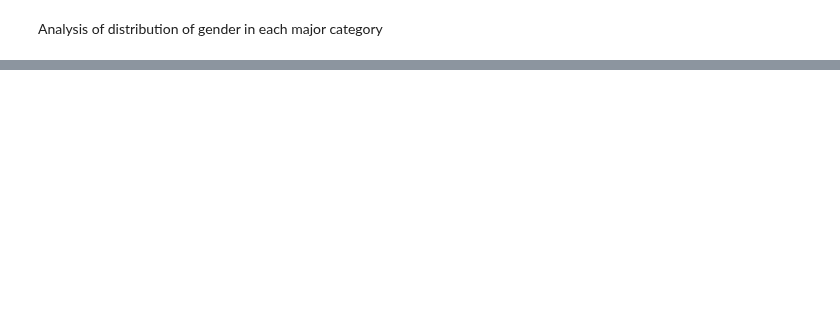
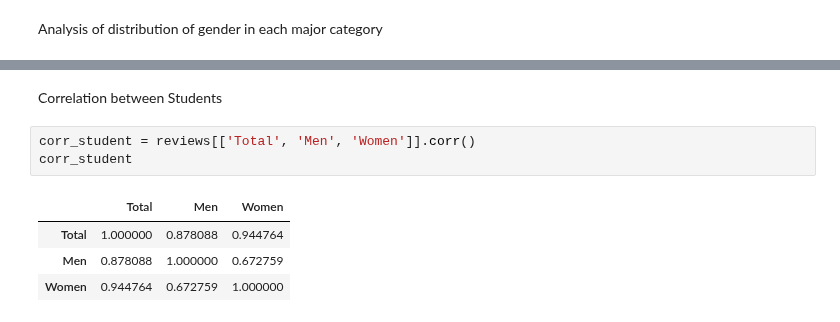
Before and after one commit to O4b1t/data-science-2024F, a Jupyter notebook: unit2/Unit2Project.ipynb, the cells around one changed output, grey strips where cells are left out. Cells and saved outputs as stored; diff of their text form; blank space fills up the shorter version.

```diff
--- a/unit2/Unit2Project.ipynb
+++ b/unit2/Unit2Project.ipynb
@@ -217,0 +284,10 @@ gender_distribution
+# %% [markdown]
+Correlation between Students
+# %%
+corr_student = reviews[['Total', 'Men', 'Women']].corr()
+corr_student
+# %% [output]
+|  | Total | Men | Women |
+| Total | 1.000000 | 0.878088 | 0.944764 |
+| Men | 0.878088 | 1.000000 | 0.672759 |
+| Women | 0.944764 | 0.672759 | 1.000000 |
```
Also changed, not shown: parts of 6 cells of this notebook.
